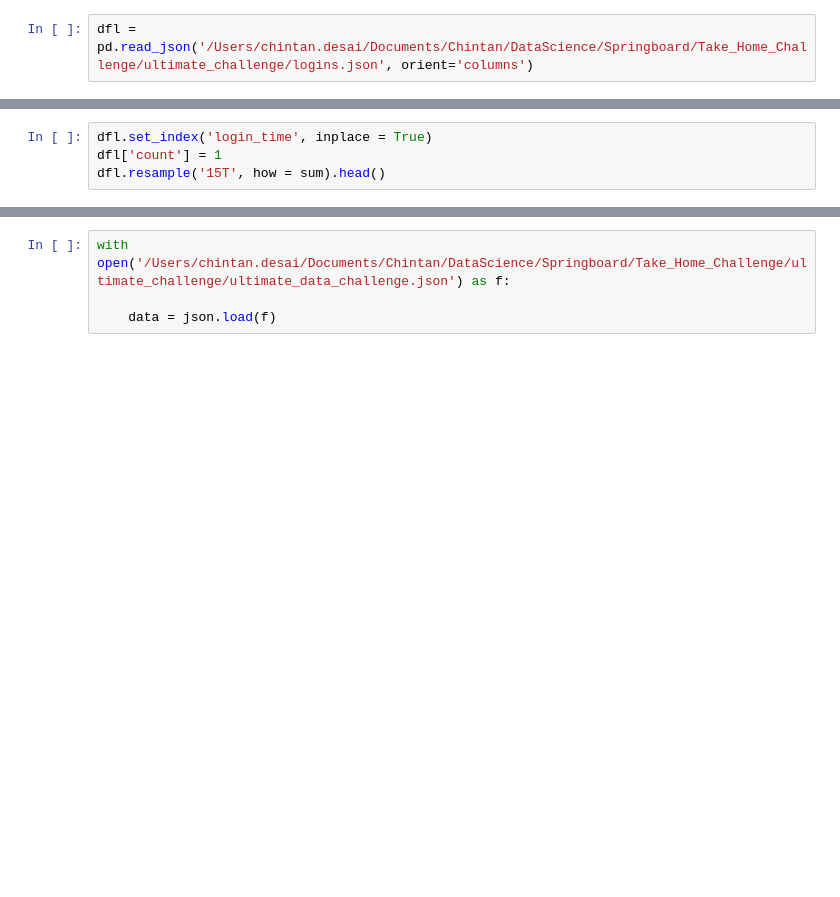
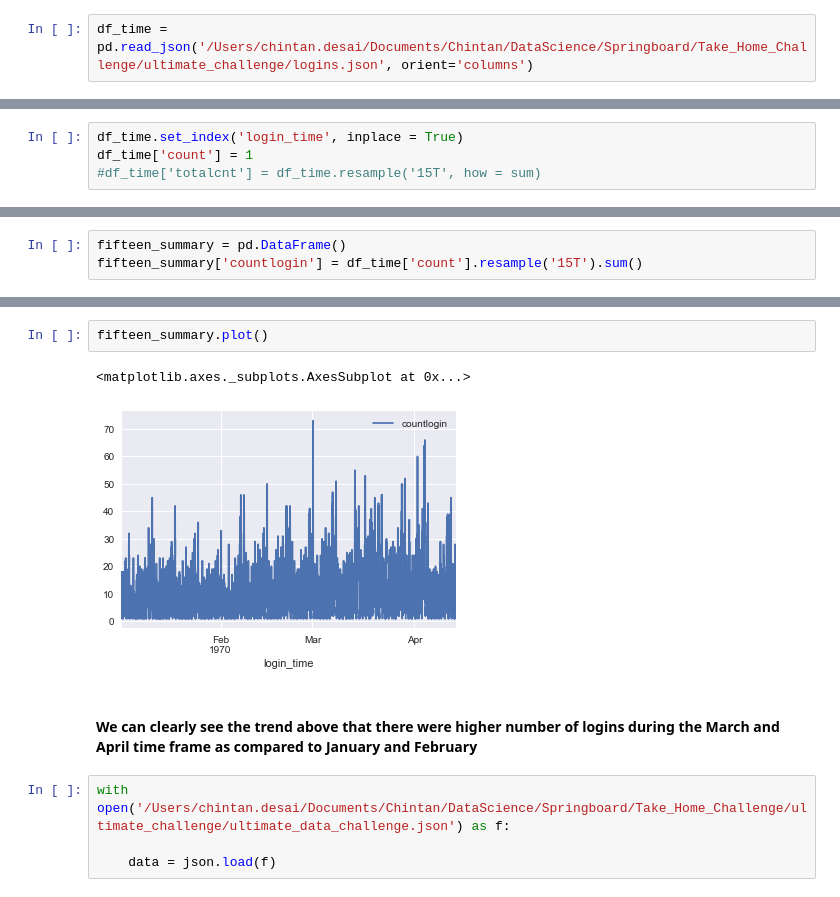
Before and after one commit to chinshaunakdesai/DataScienceWork, a Jupyter notebook: UltimateRideSharing_RiderRetention/MachineLearning/Ultimate_RiderRetention.ipynb, the cells around one changed output, grey strips where cells are left out. Cells and saved outputs as stored; diff of their text form; blank space fills up the shorter version.

```diff
--- a/UltimateRideSharing_RiderRetention/MachineLearning/Ultimate_RiderRetention.ipynb
+++ b/UltimateRideSharing_RiderRetention/MachineLearning/Ultimate_RiderRetention.ipynb
@@ -8,3 +9,3 @@ import pylab
 %matplotlib inline
 # %%
-dfl = pd.read_json('/Users/chintan.desai/Documents/Chintan/DataScience/Springboard/Take_Home_Challenge/ultimate_challenge/logins.json', orient='columns')
+df_time = pd.read_json('/Users/chintan.desai/Documents/Chintan/DataScience/Springboard/Take_Home_Challenge/ultimate_challenge/logins.json', orient='columns')
@@ -33,4 +29,4 @@ df2 = dfl
 # %%
-dfl.set_index('login_time', inplace = True)
-dfl['count'] = 1
-dfl.resample('15T', how = sum).head()
+df_time.set_index('login_time', inplace = True)
+df_time['count'] = 1
+#df_time['totalcnt'] = df_time.resample('15T', how = sum)
@@ -46,0 +37,3 @@ the new syntax is .resample(...)..apply(<func>)
+# %%
+fifteen_summary = pd.DataFrame()
+fifteen_summary['countlogin'] = df_time['count'].resample('15T').sum()
@@ -47,3 +50,10 @@ the new syntax is .resample(...)..apply(<func>)
+# %%
+fifteen_summary.plot()
+# %% [output]
+<matplotlib.axes._subplots.AxesSubplot at 0x...>
+[figure, added]
+# %% [markdown]
+#### We can clearly see the trend above that there were higher number of logins during the March and April time frame as compared to January and February
 # %%
 with open('/Users/chintan.desai/Documents/Chintan/DataScience/Springboard/Take_Home_Challenge/ultimate_challenge/ultimate_data_challenge.json') as f:
 
```
Also changed, not shown: parts of 72 cells of this notebook.
